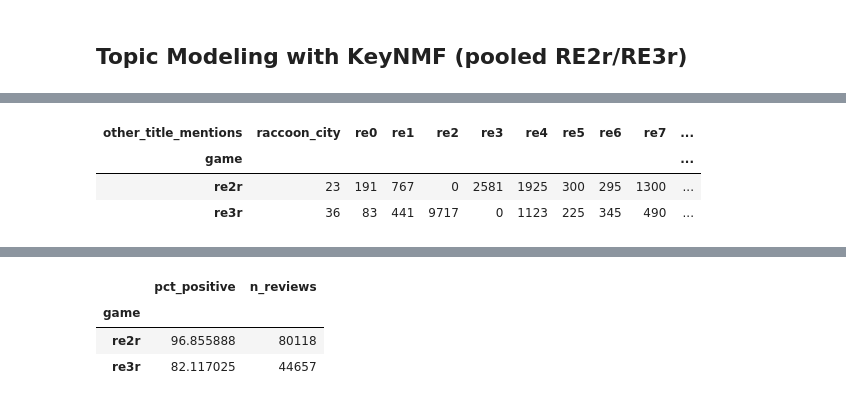
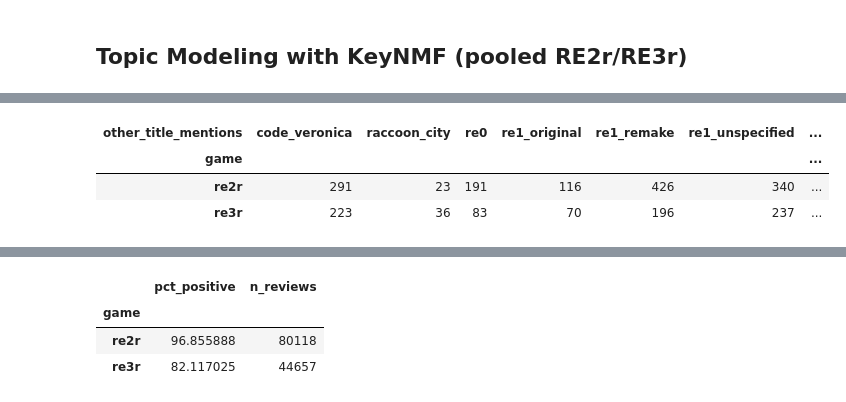
Before and after one commit to MarcBarcelos/ResidentEvilSteamReviews, a Jupyter notebook: nbs/ResidentEvil_Turftopic.ipynb, the cells around one changed output, grey strips where cells are left out. Saved outputs shown, nothing was run; the diff lists cells and outputs as text; code cells hidden in the pictures.

```diff
--- a/nbs/ResidentEvil_Turftopic.ipynb
+++ b/nbs/ResidentEvil_Turftopic.ipynb
@@ -43,8 +32,8 @@ for name, model in results.items():
 encoder = SentenceTransformer("paraphrase-mpnet-base-v2")
 # %%
 csv_paths = {
-    "re2r": Path("/Users/au728638/Library/CloudStorage/OneDrive-Aarhusuniversitet/Desktop/4. Other Projects/Resident_Evil/raw_reviews/resident_evil_2_remake.csv"),
-    "re3r": Path("/Users/au728638/Library/CloudStorage/OneDrive-Aarhusuniversitet/Desktop/4. Other Projects/Resident_Evil/raw_reviews/resident_evil_3_remake.csv"),
+    "re2r": Path("../raw_reviews/resident_evil_2_remake.csv"),
+    "re3r": Path("../raw_reviews/resident_evil_3_remake.csv"),
 }
 text_column = "review"
 date_column = "date_created"
@@ -61,5 +50,13 @@ docs = df[text_column].astype(str).tolist()
 game_labels = df["game"].tolist()  # keep alongside docs/embeddings for per-game breakdowns later
 hover_text = [f"[{g}] {doc[:150]}" for g, doc in zip(game_labels, docs)]  # shown when hovering a point in plot_clusters_datamapplot
 
-embeddings = encoder.encode(docs, show_progress_bar=True)
+# Cache embeddings to disk
+# Delete the .npy file (or change name) if raw_reviews/*.csv changes.
+embeddings_cache = Path("../results/embeddings_re2r_re3r.npy")
+if embeddings_cache.exists():
+    embeddings = np.load(embeddings_cache)
+    assert embeddings.shape[0] == len(docs), "cached embeddings don't match current docs — delete the cache and re-encode"
+else:
+    embeddings = encoder.encode(docs, show_progress_bar=True)
+    np.save(embeddings_cache, embeddings)
 # %% [markdown]
@@ -67,49 +64,39 @@ embeddings = encoder.encode(docs, show_progress_bar=True)
 # %%
-import re
-from rapidfuzz import fuzz
-
-# RQ1: how often are other mainline/remake titles referenced in RE2r/RE3r reviews?
-# Heuristic keyword/regex detector — not exhaustive NLP entity recognition,
-# but far more precise and reportable than reading it off topic keywords.
+# Heuristic keyword/regex detector (not entity recognition,
+# but more precise and reportable than topic keywords)
 TITLE_PATTERNS = {
-    "re1": r"\bre\s?1\b|\bresident evil 1\b",
+    "re1": r"\bre\s?1r?\b|\bresident evil 1\b",
     "re0": r"\bre\s?0\b|\bresident evil 0\b|\bre zero\b",
-    "re2": r"\bre\s?2\b|\bresident evil 2\b",
-    "re3": r"\bre\s?3\b|\bresident evil 3\b|\bnemesis\b",
-    "re4": r"\bre\s?4\b|\bresident evil 4\b",
+    "re2": r"\bre\s?2r?\b|\bresident evil 2\b",
+    "re3": r"\bre\s?3r?\b|\bresident evil 3\b|\bnemesis\b",
+    "re4": r"\bre\s?4r?\b|\bresident evil 4\b",
     "re5": r"\bre\s?5\b|\bresident evil 5\b",
     "re6": r"\bre\s?6\b|\bresident evil 6\b",
     "re7": r"\bre\s?7\b|\bresident evil 7\b|\bbiohazard\b",
     "village": r"\bre\s?8\b|\bresident evil village\b|\bvillage\b",
     "revelations": r"\brevelations\b",
     "requiem": r"\brequiem\b",
-    # "Raccoon City" alone is the games' fictional SETTING (both RE2 and RE3
-    # take place there) — only "operation raccoon city" actually refers to
-    # the separate 2012 spin-off title, so the bare phrase is deliberately
-    # NOT matched here to avoid flagging ordinary setting mentions.
+    # "Raccoon City" is the games setting (both RE2 and RE)
+    # so only "operation raccoon city" actually refers to
+    # the separate 2012 spin-off
     "raccoon_city": r"\boperation raccoon city\b",
+    "code_veronica": r"\bcode veronica\b|\bveronica\b",
 }
-# A game reviewing itself (e.g. "re2" in an re2r review) isn't a cross-title
-# reference, so it's excluded per-row rather than counted.
+
 SELF_TITLE = {"re2r": "re2", "re3r": "re3"}
 
-# Fuzzy backstop for misspellings, split into two parts on purpose:
-# "resident evil <N>" phrases only differ from each other by the trailing
-# digit (~1 char out of ~15), so fuzzy-matching the whole phrase confuses
-# N=1 with N=4 with N=7, etc. Instead: fuzzy-match "resident evil" only,
-# then require the next token's digit to match exactly.
+# Fuzzy backstop for misspellings, split into two parts
 FUZZY_THRESHOLD = 85
 NUMBER_TO_TITLE = {"0": "re0", "zero": "re0", "1": "re1", "2": "re2", "3": "re3",
                     "4": "re4", "5": "re5", "6": "re6", "7": "re7", "village": "village"}
 
-# Standalone unique words/phrases — safe to fuzzy-match directly since they
-# aren't near-duplicate templates like the numbered titles are.
+# Standalone unique words/phrases that are safe to fuzzy-match directly
 FUZZY_PHRASES = {
     "re7": ["biohazard"],
     "re3": ["nemesis"],
     "revelations": ["revelations"],
     "requiem": ["requiem"],
-    "raccoon_city": ["operation raccoon city"],  # not bare "raccoon city" — see note above
+    "raccoon_city": ["operation raccoon city"],  # not "raccoon city"
 }
 
 
@@ -133,6 +120,34 @@ def fuzzy_resident_evil_number(text_l: str) -> set:
                 hits.add(NUMBER_TO_TITLE[nxt])
     return hits
 
+REMAKEABLE_TITLES = {"re1", "re2", "re3", "re4"}
+REMAKE_SIGNAL = r"remake|re-make|remaster(ed)?|\bre[1-4]r\b|\b(2002|2019|2020|2023)\b"
+ORIGINAL_SIGNAL = r"original|\bog\b|classic|ps1|psx|ps2|playstation ?1|\b(1996|1998|1999|2005)\b"
+CONTEXT_WINDOW = 40  # characters on each side of the matched title mention
+
+def qualify_remake_mentions(text_l: str, hits: set) -> set:
+    qualified = set()
+    for name in hits:
+        if name not in REMAKEABLE_TITLES:
+            qualified.add(name)
+            continue
+        matches = list(re.finditer(TITLE_PATTERNS[name], text_l))
+        if not matches:
+            qualified.add(f"{name}_unspecified")
+            continue
+        for m in matches:
+            start = max(0, m.start() - CONTEXT_WINDOW)
+            end = min(len(text_l), m.end() + CONTEXT_WINDOW)
+            window = text_l[start:end]
+            has_remake = bool(re.search(REMAKE_SIGNAL, window))
+            has_original = bool(re.search(ORIGINAL_SIGNAL, window))
+            if has_remake:
+                qualified.add(f"{name}_remake")
+            if has_original:
+                qualified.add(f"{name}_original")
+            if not has_remake and not has_original:
+                qualified.add(f"{name}_unspecified")
+    return qualified
 
 def find_other_title_mentions(text: str, game: str) -> list[str]:
     text_l = text.lower()
@@ -149,8 +164,8 @@ def find_other_title_mentions(text: str, game: str) -> list[str]:
         for name, phrases in FUZZY_PHRASES.items()
         if name != self_key and any(fuzzy_contains(text_l, p) for p in phrases)
     }
+    hits = qualify_remake_mentions(text_l, hits)
     return sorted(hits)
-
 
 df["other_title_mentions"] = [
     find_other_title_mentions(text, game)
@@ -163,7 +178,6 @@ print("% of reviews referencing another RE title:")
 print(pct_mentioning_other_title)
 print()
 
-# Which other titles get referenced most, per game
 mention_counts = (
     df.explode("other_title_mentions")
     .dropna(subset=["other_title_mentions"])
@@ -180,5 +194,5 @@ re3r    23.767830
 Name: mentions_other_title, dtype: float64
-| other_title_mentions | raccoon_city | re0 | re1 | re2 | re3 | re4 | re5 | re6 | re7 | ... |
-| game |  |  |  |  |  |  |  |  |  | ... |
-| re2r | 23 | 191 | 767 | 0 | 2581 | 1925 | 300 | 295 | 1300 | ... |
-| re3r | 36 | 83 | 441 | 9717 | 0 | 1123 | 225 | 345 | 490 | ... |
+| other_title_mentions | code_veronica | raccoon_city | re0 | re1_original | re1_remake | re1_unspecified | ... |
+| game |  |  |  |  |  |  | ... |
+| re2r | 291 | 23 | 191 | 116 | 426 | 340 | ... |
+| re3r | 223 | 36 | 83 | 70 | 196 | 237 | ... |
```
Also changed, not shown: parts of 39 cells of this notebook, 11 other files.
